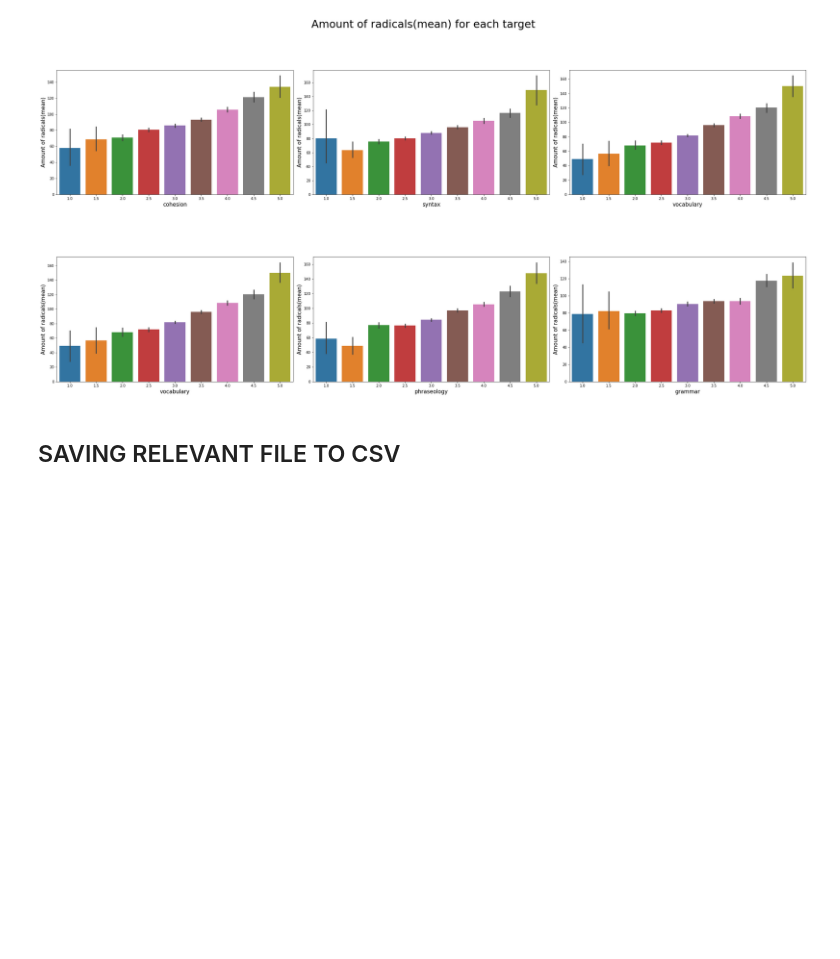
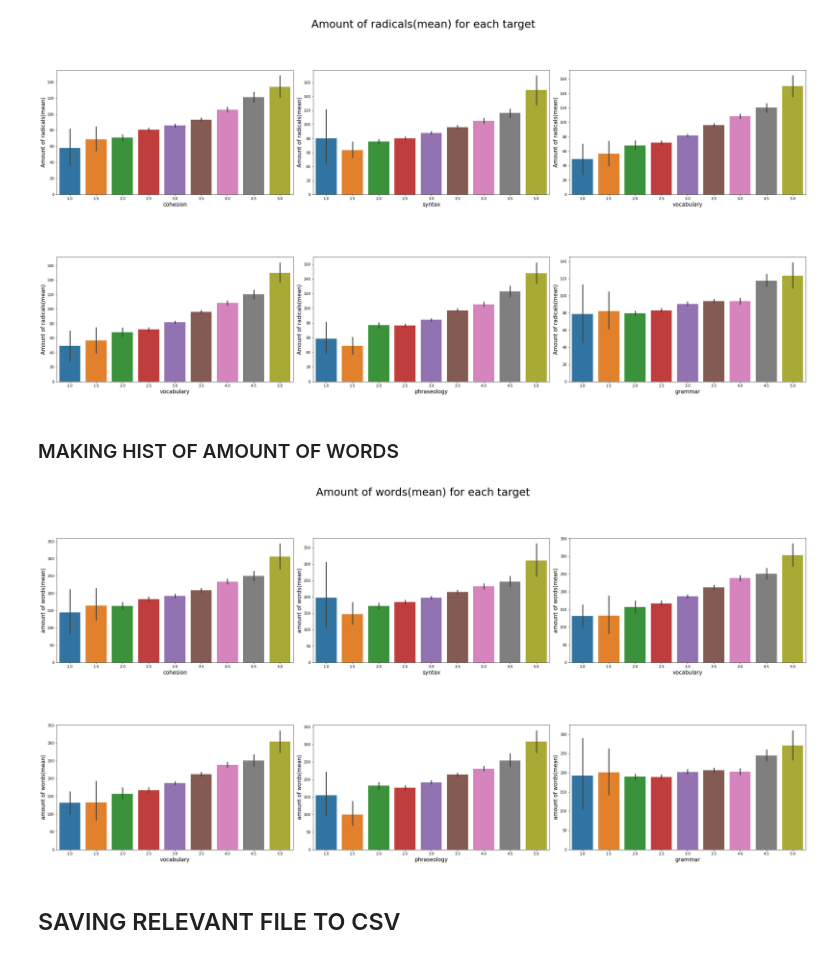
Before and after one commit to leofrio/English-Proficiency-Repository, a Jupyter notebook: doingit.ipynb, the cells around one changed output. Drawn from its saved outputs; the diff is of its cells as text; code cells hidden in the pictures; blank space fills up the shorter version.

Commit message:
added word count graph

```diff
--- a/doingit.ipynb
+++ b/doingit.ipynb
@@ -336,6 +337,27 @@ fig.tight_layout()
 fig.subplots_adjust(top=0.85,hspace=0.5)
 # %% [output]
 [figure]
+# %% [markdown]
+### MAKING HIST OF AMOUNT OF WORDS
+# %%
+fig,ax =plt.subplots(2,3)
+fig.suptitle("Amount of words(mean) for each target",fontsize=30)
+fig.set_figwidth(30)
+fig.set_figheight(15)
+dimX=ax.shape[0]
+dimY=ax.shape[1]
+target_names=list(y)
+for i in range(dimX):
+    for j in range(dimY) :
+        oneDIndex=(i*dimX)+j
+        graph=sns.barplot(data=df_relevant,x=target_names[oneDIndex],y="n_of_words",ax=ax[i,j])
+        ax[i,j].set_xlabel(target_names[oneDIndex],size=15)
+        ax[i,j].set_ylabel("amount of words(mean)",size=15)
+fig.align_labels()
+fig.tight_layout()
+fig.subplots_adjust(top=0.85,hspace=0.5)
+# %% [output]
+[figure, added]
 # %% [markdown]
 ## SAVING RELEVANT FILE TO CSV
 # %%
```
Also changed, not shown: parts of 1 cell of this notebook.
